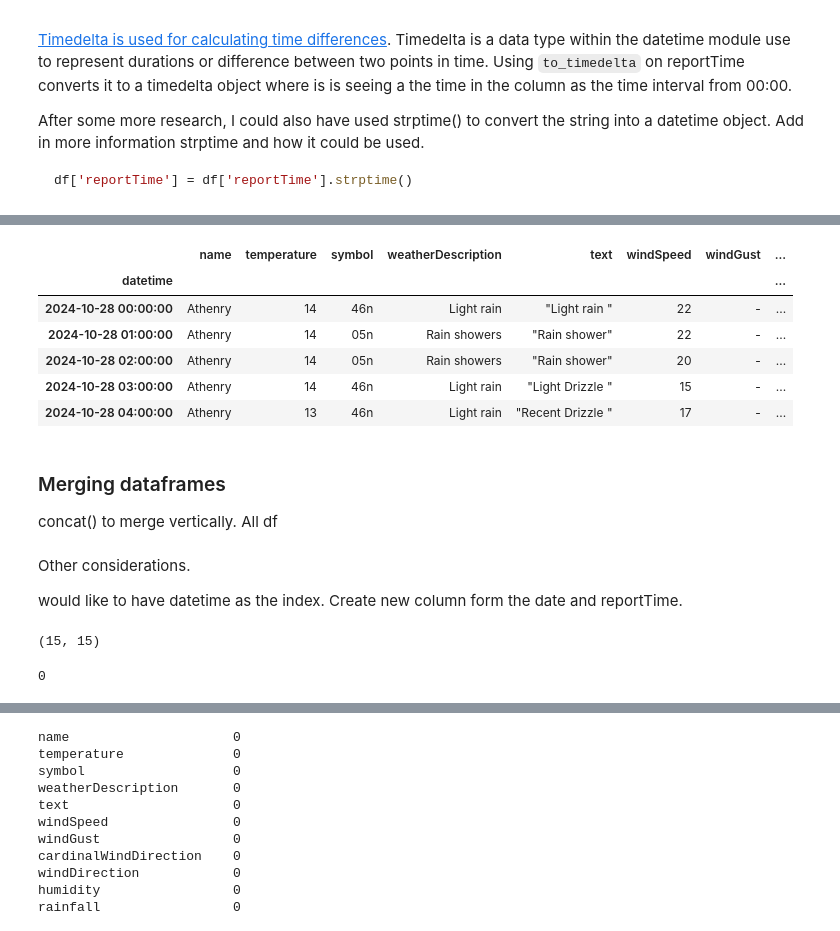
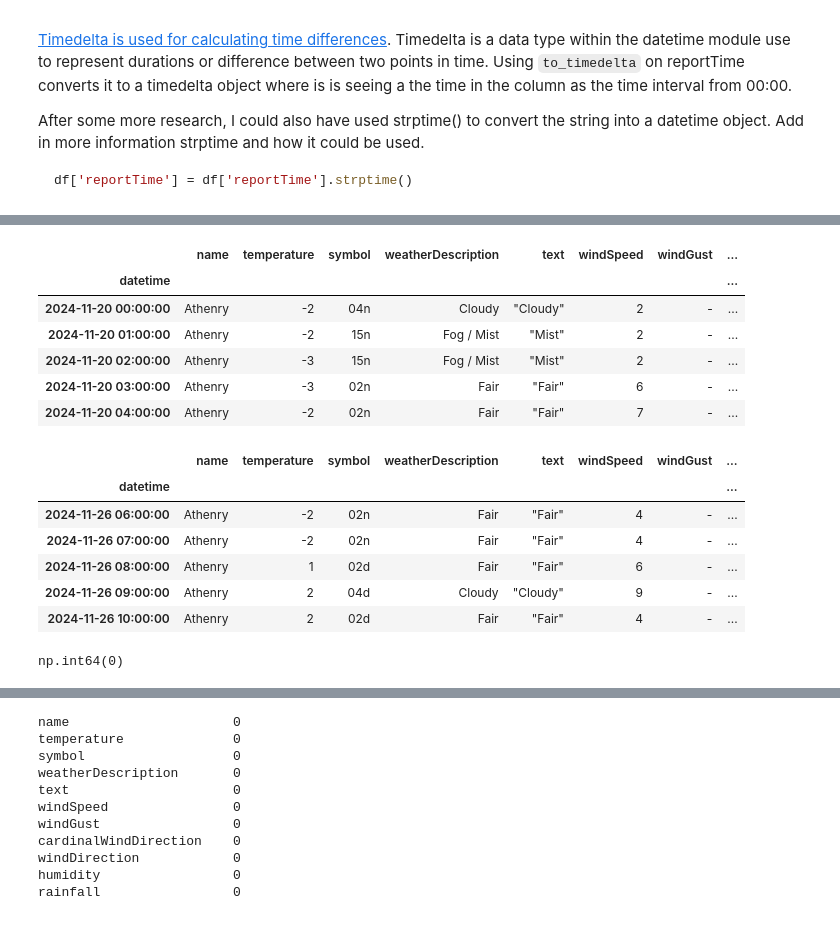
Before and after one commit to IreneKilgannon/Computer-Infrastructure, a Jupyter notebook: weather.ipynb, the cells around one changed output, grey strips where cells are left out. Drawn from its saved outputs; the diff is of its cells as text; code cells hidden in the pictures.

````diff
--- a/weather.ipynb
+++ b/weather.ipynb
@@ -319,6 +320,0 @@ import datetime as dt
-# %%
-# Load the json file, 20241028_145436.json that was downloaded with weather.sh
-df = pd.read_json('data/weather/20241028_145436.json')
-
-# View the first 5 rows of the dataset
-df.head()
@@ -358,0 +331,16 @@ Figure out how to do it with this single file.
+# %%
+# Load the json weather files
+
+
+# Find the json files in the data/weather directory
+json_files = glob.glob('data/weather/????????_10*.json')
+
+# Create an empty dataframe to store the combined data
+weather_df = pd.DataFrame()
+
+# Loop through each json file and append its contents to the combined dataframe
+for json_file in json_files:
+    df = pd.read_json(json_file)
+    weather_df = pd.concat([weather_df, df], ignore_index= True)
+
+weather_df.head()
@@ -384,7 +381,7 @@ df['reportTime'] = df['reportTime'].strptime()
 ```
 # %%
 # Creating a new column with the date and time
-df['datetime'] = df['date'] + pd.to_timedelta(df['reportTime'] + ':00')
-df.head()
+weather_df['datetime'] = weather_df['date'] + pd.to_timedelta(weather_df['reportTime'] + ':00')
+weather_df.head()
 # %% [output]
 |  | name | temperature | symbol | weatherDescription | text | windSpeed | windGust | cardinalWindDirection | ... |
@@ -416,34 +393,30 @@ memory usage: 2.0+ KB
 # %%
-# Set the datetime column as the index.
-df =  df.set_index('datetime')
-df.head()
+# Set the datetime column as the index and sort it.
+weather_df =  weather_df.set_index('datetime').sort_index()
+weather_df.head()
 # %% [output]
 |  | name | temperature | symbol | weatherDescription | text | windSpeed | windGust | ... |
 | datetime |  |  |  |  |  |  |  | ... |
-| 2024-10-28 00:00:00 | Athenry | 14 | 46n | Light rain | "Light rain " | 22 | - | ... |
-| 2024-10-28 01:00:00 | Athenry | 14 | 05n | Rain showers | "Rain shower" | 22 | - | ... |
-| 2024-10-28 02:00:00 | Athenry | 14 | 05n | Rain showers | "Rain shower" | 20 | - | ... |
-| 2024-10-28 03:00:00 | Athenry | 14 | 46n | Light rain | "Light Drizzle " | 15 | - | ... |
-| 2024-10-28 04:00:00 | Athenry | 13 | 46n | Light rain | "Recent Drizzle " | 17 | - | ... |
+| 2024-11-20 00:00:00 | Athenry | -2 | 04n | Cloudy | "Cloudy" | 2 | - | ... |
+| 2024-11-20 01:00:00 | Athenry | -2 | 15n | Fog / Mist | "Mist" | 2 | - | ... |
+| 2024-11-20 02:00:00 | Athenry | -3 | 15n | Fog / Mist | "Mist" | 2 | - | ... |
+| 2024-11-20 03:00:00 | Athenry | -3 | 02n | Fair | "Fair" | 6 | - | ... |
+| 2024-11-20 04:00:00 | Athenry | -2 | 02n | Fair | "Fair" | 7 | - | ... |
-# %% [markdown]
-### Merging dataframes
-
-concat() to merge vertically. All df
-# %% [markdown]
-Other considerations.
-
-
-would like to have datetime as the index. Create new column form the date and reportTime.
-# %%
-# Find the number of rows and columns with the shape attribute
-df.shape
-# %% [output]
-(15, 15)
+# %%
+weather_df.tail()
+# %% [output]
+|  | name | temperature | symbol | weatherDescription | text | windSpeed | windGust | ... |
+| datetime |  |  |  |  |  |  |  | ... |
+| 2024-11-26 06:00:00 | Athenry | -2 | 02n | Fair | "Fair" | 4 | - | ... |
+| 2024-11-26 07:00:00 | Athenry | -2 | 02n | Fair | "Fair" | 4 | - | ... |
+| 2024-11-26 08:00:00 | Athenry | 1 | 02d | Fair | "Fair" | 6 | - | ... |
+| 2024-11-26 09:00:00 | Athenry | 2 | 04d | Cloudy | "Cloudy" | 9 | - | ... |
+| 2024-11-26 10:00:00 | Athenry | 2 | 02d | Fair | "Fair" | 4 | - | ... |
 # %%
 # check for duplicate rows
 df.duplicated().sum()
 # %% [output]
-0
+np.int64(0)
 # %%
 # Use describe method for a summary of the numerical data in the dataset.
 df.describe()
````
Also changed, not shown: parts of 18 cells of this notebook, 7 other files.
